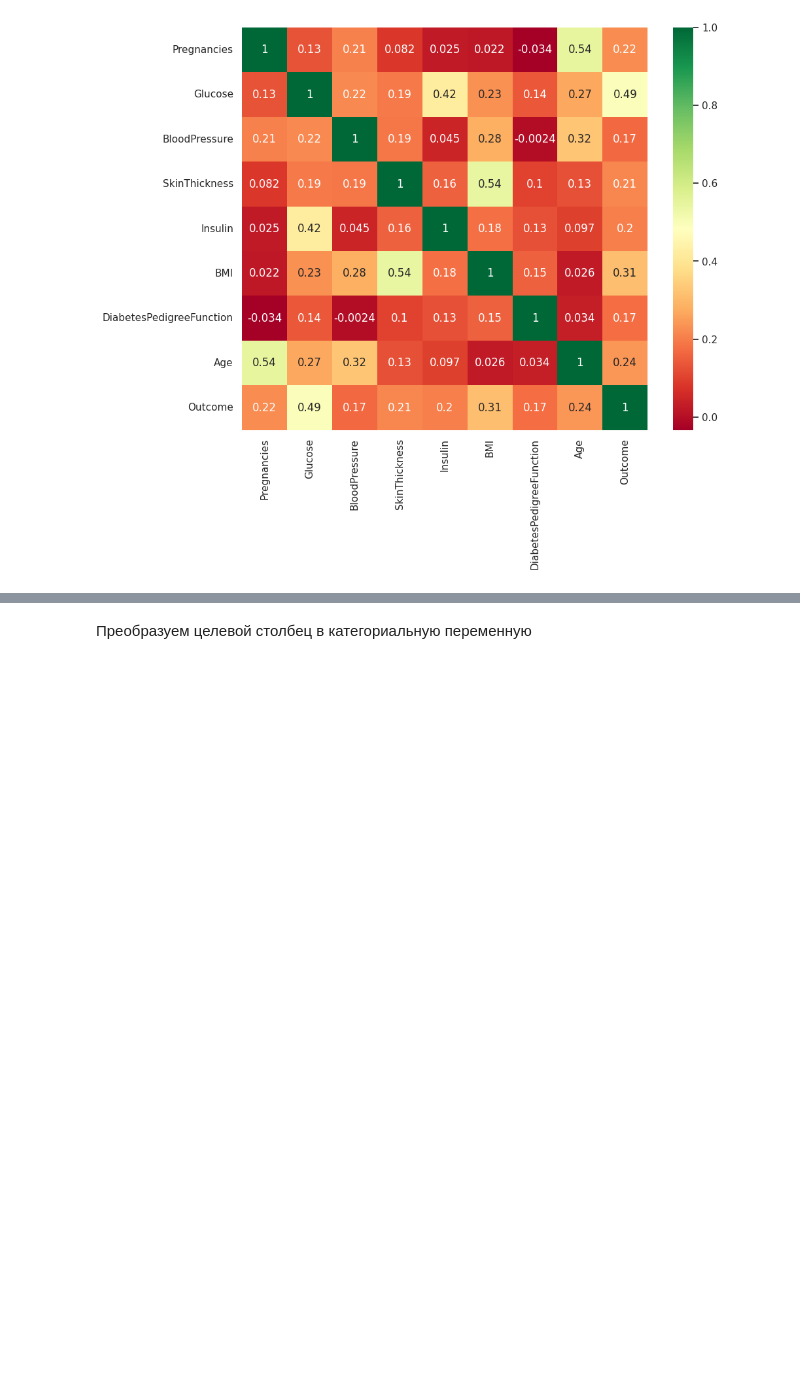
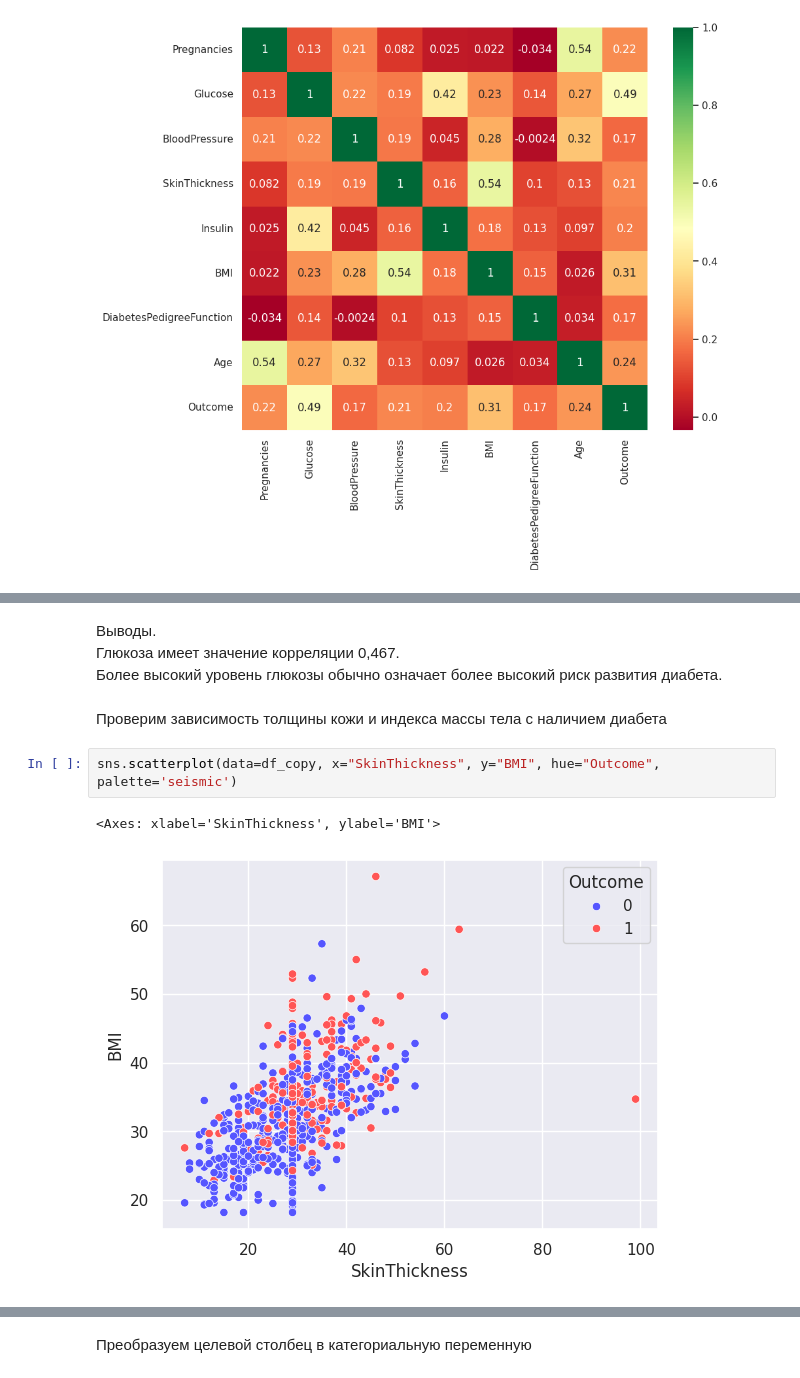
Before and after one commit to anton2010000/DIABETES, a Jupyter notebook: diabetes.ipynb, the cells around one changed output, grey strips where cells are left out. Saved outputs shown, nothing was run; the diff lists cells and outputs as text; blank space fills up the shorter version.

```diff
--- a/diabetes.ipynb
+++ b/diabetes.ipynb
@@ -153,0 +160,11 @@ p=sns.heatmap(df_copy.corr(), annot=True,cmap ='RdYlGn')
+# %% [markdown]
+Выводы.
+Глюкоза имеет значение корреляции 0,467.
+Более высокий уровень глюкозы обычно означает более высокий риск развития диабета.
+# %% [markdown]
+Проверим зависимость толщины кожи и индекса массы тела с наличием диабета
+# %%
+sns.scatterplot(data=df_copy, x="SkinThickness", y="BMI", hue="Outcome", palette='seismic')
+# %% [output]
+<Axes: xlabel='SkinThickness', ylabel='BMI'>
+[figure, added]
```
Also changed, not shown: parts of 5 cells of this notebook.
